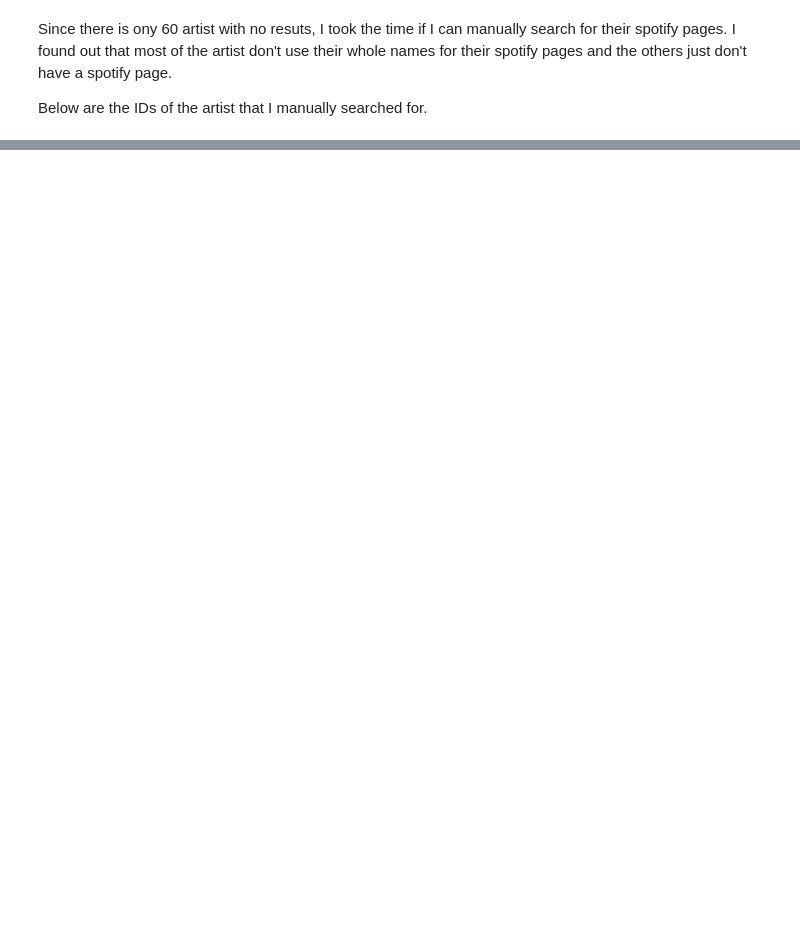
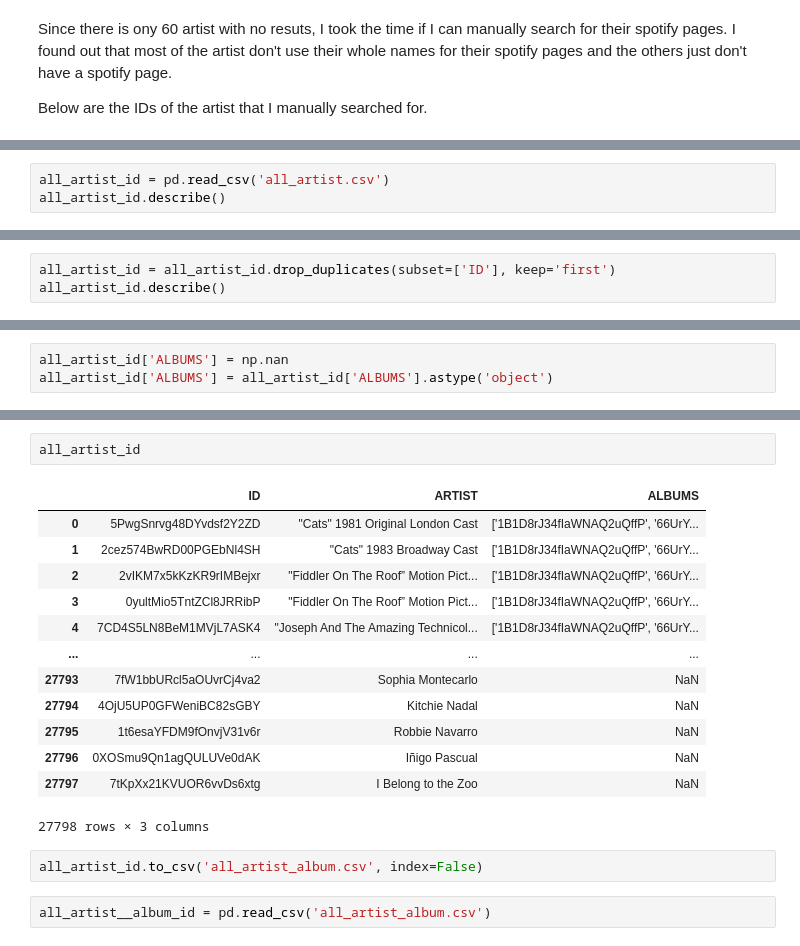
Before and after one commit to EVeend/Spotify-Tracks-Dataset-Builder, a Jupyter notebook: spotify_track_retriever.ipynb, the cells around one changed output, grey strips where cells are left out. Drawn from its saved outputs; the diff is of its cells as text; blank space fills up the shorter version.

```diff
--- a/spotify_track_retriever.ipynb
+++ b/spotify_track_retriever.ipynb
@@ -182,0 +185,3 @@ artist_id_list.append({'ID': '17Do37U0HEbxu1tOrKH8dL', 'ARTIST': 'Nadine Lustre'
+# %%
+all_artist_id = pd.read_csv('all_artist.csv')
+all_artist_id.describe()
@@ -182,0 +196,3 @@ artist_id_list.append({'ID': '17Do37U0HEbxu1tOrKH8dL', 'ARTIST': 'Nadine Lustre'
+# %%
+all_artist_id = all_artist_id.drop_duplicates(subset=['ID'], keep='first')
+all_artist_id.describe()
@@ -184,0 +207,3 @@ Now that I have all the ids of the artist I want to get all of songs from the al
+# %%
+all_artist_id['ALBUMS'] = np.nan
+all_artist_id['ALBUMS'] = all_artist_id['ALBUMS'].astype('object')
@@ -184,0 +280,20 @@ Now that I have all the ids of the artist I want to get all of songs from the al
+# %%
+all_artist_id
+# %% [output]
+|  | ID | ARTIST | ALBUMS |
+| 0 | 5PwgSnrvg48DYvdsf2Y2ZD | "Cats" 1981 Original London Cast | ['1B1D8rJ34fIaWNAQ2uQffP', '66UrY... |
+| 1 | 2cez574BwRD00PGEbNl4SH | "Cats" 1983 Broadway Cast | ['1B1D8rJ34fIaWNAQ2uQffP', '66UrY... |
+| 2 | 2vIKM7x5kKzKR9rIMBejxr | "Fiddler On The Roof” Motion Pict... | ['1B1D8rJ34fIaWNAQ2uQffP', '66UrY... |
+| 3 | 0yultMio5TntZCl8JRRibP | "Fiddler On The Roof” Motion Pict... | ['1B1D8rJ34fIaWNAQ2uQffP', '66UrY... |
+| 4 | 7CD4S5LN8BeM1MVjL7ASK4 | "Joseph And The Amazing Technicol... | ['1B1D8rJ34fIaWNAQ2uQffP', '66UrY... |
+| ... | ... | ... | ... |
+| 27793 | 7fW1bbURcl5aOUvrCj4va2 | Sophia Montecarlo | NaN |
+| 27794 | 4OjU5UP0GFWeniBC82sGBY | Kitchie Nadal | NaN |
+| 27795 | 1t6esaYFDM9fOnvjV31v6r | Robbie Navarro | NaN |
+| 27796 | 0XOSmu9Qn1agQULUVe0dAK | Iñigo Pascual | NaN |
+| 27797 | 7tKpXx21KVUOR6vvDs6xtg | I Belong to the Zoo | NaN |
+27798 rows × 3 columns
+# %%
+all_artist_id.to_csv('all_artist_album.csv', index=False)
+# %%
+all_artist__album_id = pd.read_csv('all_artist_album.csv')
```
Also changed, not shown: parts of 27 cells of this notebook.
